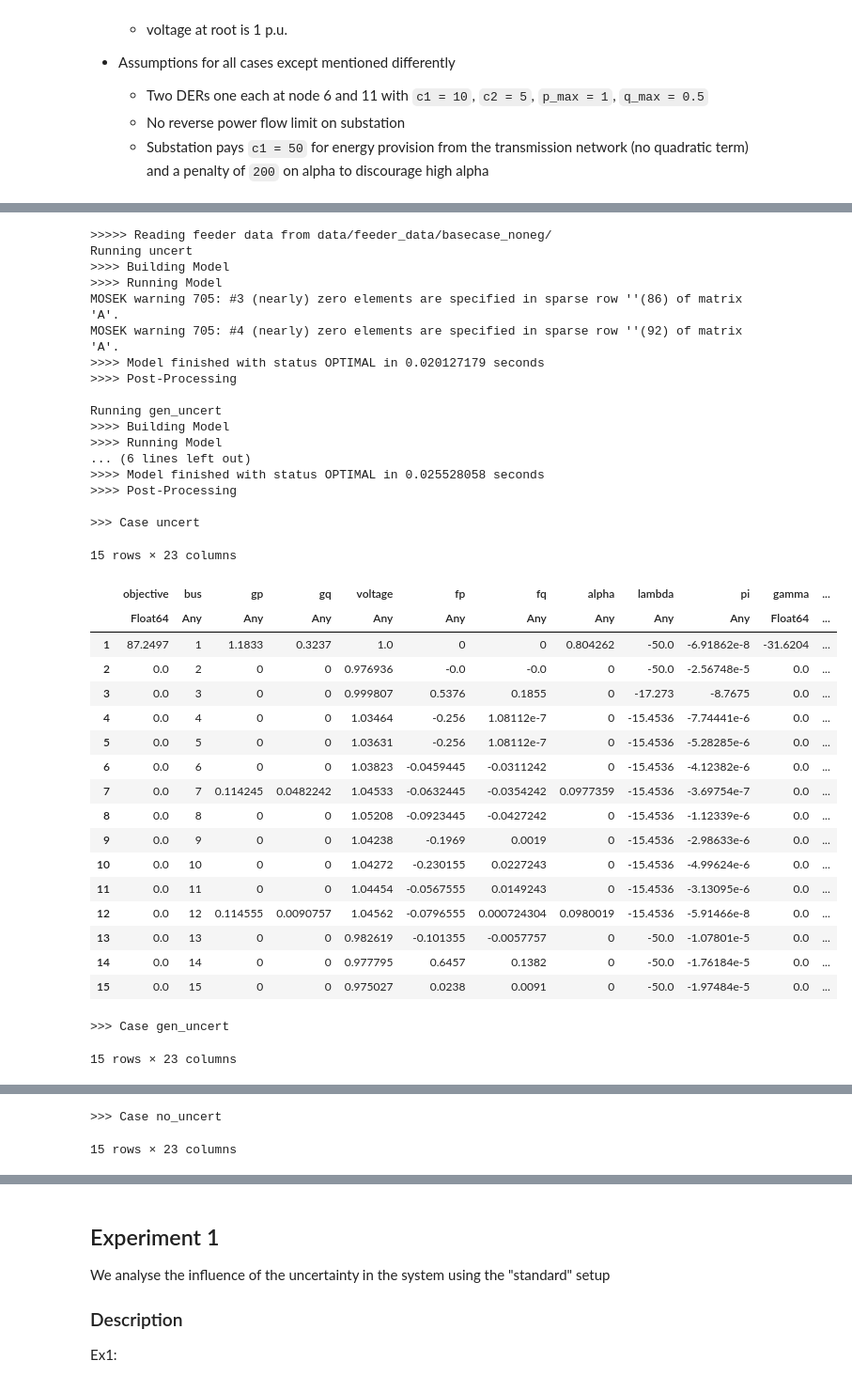
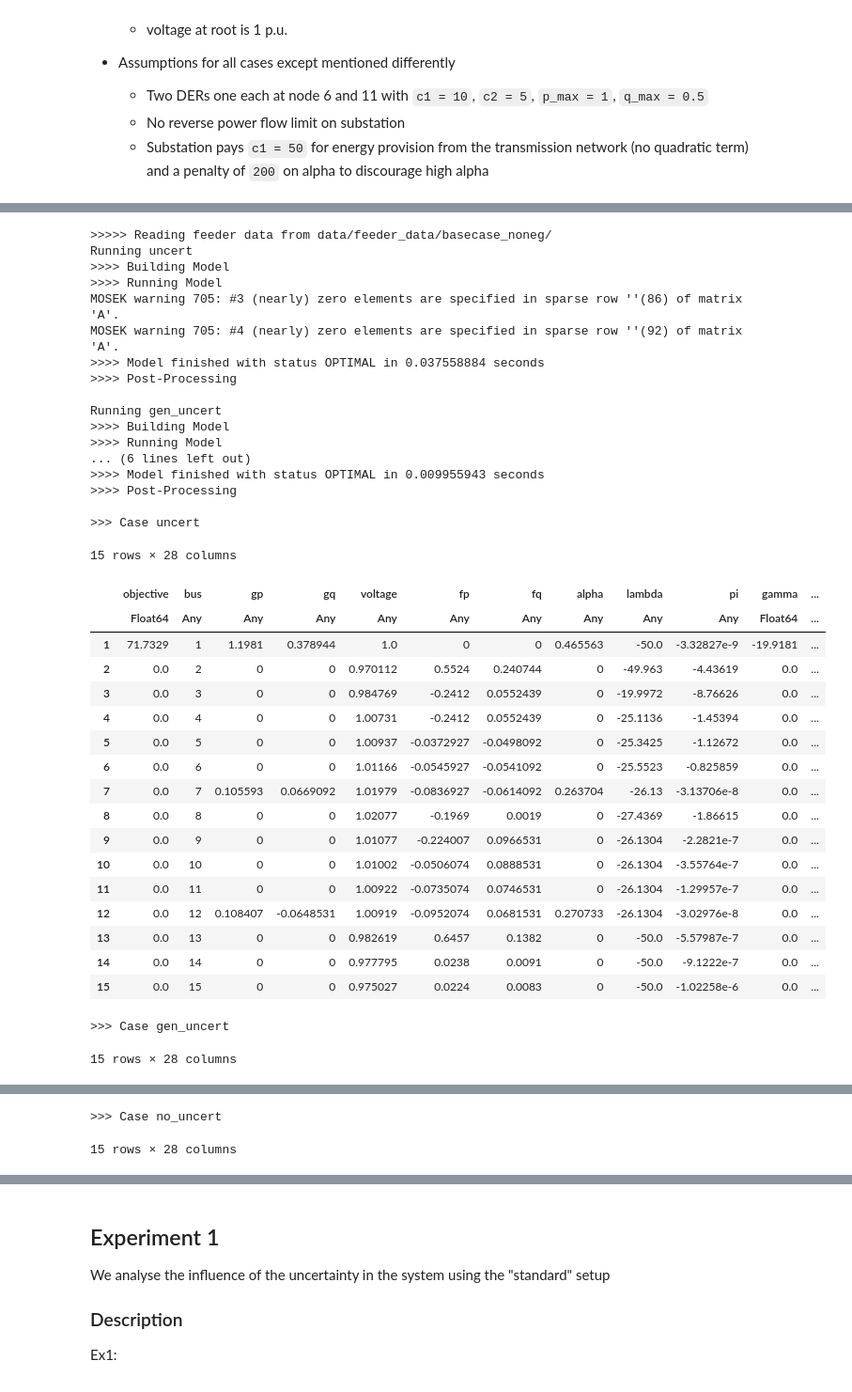
Before and after one commit to mieth-robert/DLMP_uncertainty_CodeSupplement, a Jupyter notebook: case_study.ipynb, the cells around one changed output, grey strips where cells are left out. Shown at 94% size. Cells and saved outputs as stored; diff of their text form; code cells hidden in the pictures.

```diff
--- a/case_study.ipynb
+++ b/case_study.ipynb
@@ -83,13 +99,14 @@ var_vec = std_vec.^2
 ex5_general_settings = Dict(
     "var_vec" => var_vec,
     "Σ" => Σ,
-    "z_g" => 1.945,
-    "z_v" => 2.576,
+    "z_g" => 1.945, # 95%
+    "z_v" => 2.576, # 99%
+    "z_f" => 2.576, # 99%
     "toggle_volt_cc" => false,
     "toggle_gen_cc" => false,
     "toggle_thermal_cc" => false,
     "thermal_const_method" => 2, #1=soc, 2=inner approx
-    "vfac" => 0.1, # directly sets symetric voltage limit to min:(1-vfac) max:(1+vfac), use import values if vfac=0
+    "vfac" => 0, # directly sets symetric voltage limit to min:(1-vfac) max:(1+vfac), use import values if vfac=0
     "qcfac" => 1,
     "output_level" => 0,
     "Ψ" => 0,
@@ -111,7 +128,7 @@ experiment5["no_uncert"] = Dict(
 ex5_uncert_settings = copy(ex5_general_settings)
 ex5_uncert_settings["toggle_volt_cc"] = true
 ex5_uncert_settings["toggle_gen_cc"] = true
-ex5_no_uncert_settings["toggle_thermal_cc"] = true
+ex5_uncert_settings["toggle_thermal_cc"] = false
 experiment5["uncert"] = Dict(
     "verbose" => "uncert",
     "feeder" => feeder,
@@ -119,63 +136,63 @@ experiment5["uncert"] = Dict(
 )
 
 # ex5_gen_uncert:
-ex5_uncert_settings = copy(ex5_general_settings)
-ex5_uncert_settings["toggle_volt_cc"] = false
-ex5_uncert_settings["toggle_gen_cc"] = true
-ex5_no_uncert_settings["toggle_thermal_cc"] = false
+ex5_gen_uncert_settings = copy(ex5_general_settings)
+ex5_gen_uncert_settings["toggle_volt_cc"] = false
+ex5_gen_uncert_settings["toggle_gen_cc"] = true
+ex5_gen_uncert_settings["toggle_thermal_cc"] = false
 experiment5["gen_uncert"] = Dict(
     "verbose" => "gen_uncert",
     "feeder" => feeder,
-    "settings" => ex5_uncert_settings,
+    "settings" => ex5_gen_uncert_settings,
 )
 
 # Run
 experiment5 = run_experiment(experiment5)
 
 # Show results
 sleep(.2) # just to ensure correct printing order
 for case in keys(experiment5)
     print(">>> Case $case")
     sleep(.2)
     display(experiment5[case]["results"])
 end
 # %% [output]
 >>>>> Reading feeder data from data/feeder_data/basecase_noneg/
 Running uncert
 >>>> Building Model
 >>>> Running Model
 MOSEK warning 705: #3 (nearly) zero elements are specified in sparse row ''(86) of matrix 'A'.
 MOSEK warning 705: #4 (nearly) zero elements are specified in sparse row ''(92) of matrix 'A'.
->>>> Model finished with status OPTIMAL in 0.020127179 seconds
+>>>> Model finished with status OPTIMAL in 0.037558884 seconds
 >>>> Post-Processing
 
 Running gen_uncert
 >>>> Building Model
 >>>> Running Model
 ... (6 lines left out)
->>>> Model finished with status OPTIMAL in 0.025528058 seconds
+>>>> Model finished with status OPTIMAL in 0.009955943 seconds
 >>>> Post-Processing
 
 >>> Case uncert
-15 rows × 23 columns
+15 rows × 28 columns
 |  | objective | bus | gp | gq | voltage | fp | fq | alpha | lambda | pi | gamma | ... |
 |  | Float64 | Any | Any | Any | Any | Any | Any | Any | Any | Any | Float64 | ... |
-| 1 | 87.2497 | 1 | 1.1833 | 0.3237 | 1.0 | 0 | 0 | 0.804262 | -50.0 | -6.91862e-8 | -31.6204 | ... |
-| 2 | 0.0 | 2 | 0 | 0 | 0.976936 | -0.0 | -0.0 | 0 | -50.0 | -2.56748e-5 | 0.0 | ... |
-| 3 | 0.0 | 3 | 0 | 0 | 0.999807 | 0.5376 | 0.1855 | 0 | -17.273 | -8.7675 | 0.0 | ... |
-| 4 | 0.0 | 4 | 0 | 0 | 1.03464 | -0.256 | 1.08112e-7 | 0 | -15.4536 | -7.74441e-6 | 0.0 | ... |
-| 5 | 0.0 | 5 | 0 | 0 | 1.03631 | -0.256 | 1.08112e-7 | 0 | -15.4536 | -5.28285e-6 | 0.0 | ... |
-| 6 | 0.0 | 6 | 0 | 0 | 1.03823 | -0.0459445 | -0.0311242 | 0 | -15.4536 | -4.12382e-6 | 0.0 | ... |
-| 7 | 0.0 | 7 | 0.114245 | 0.0482242 | 1.04533 | -0.0632445 | -0.0354242 | 0.0977359 | -15.4536 | -3.69754e-7 | 0.0 | ... |
-| 8 | 0.0 | 8 | 0 | 0 | 1.05208 | -0.0923445 | -0.0427242 | 0 | -15.4536 | -1.12339e-6 | 0.0 | ... |
-| 9 | 0.0 | 9 | 0 | 0 | 1.04238 | -0.1969 | 0.0019 | 0 | -15.4536 | -2.98633e-6 | 0.0 | ... |
-| 10 | 0.0 | 10 | 0 | 0 | 1.04272 | -0.230155 | 0.0227243 | 0 | -15.4536 | -4.99624e-6 | 0.0 | ... |
-| 11 | 0.0 | 11 | 0 | 0 | 1.04454 | -0.0567555 | 0.0149243 | 0 | -15.4536 | -3.13095e-6 | 0.0 | ... |
-| 12 | 0.0 | 12 | 0.114555 | 0.0090757 | 1.04562 | -0.0796555 | 0.000724304 | 0.0980019 | -15.4536 | -5.91466e-8 | 0.0 | ... |
-| 13 | 0.0 | 13 | 0 | 0 | 0.982619 | -0.101355 | -0.0057757 | 0 | -50.0 | -1.07801e-5 | 0.0 | ... |
-| 14 | 0.0 | 14 | 0 | 0 | 0.977795 | 0.6457 | 0.1382 | 0 | -50.0 | -1.76184e-5 | 0.0 | ... |
-| 15 | 0.0 | 15 | 0 | 0 | 0.975027 | 0.0238 | 0.0091 | 0 | -50.0 | -1.97484e-5 | 0.0 | ... |
+| 1 | 71.7329 | 1 | 1.1981 | 0.378944 | 1.0 | 0 | 0 | 0.465563 | -50.0 | -3.32827e-9 | -19.9181 | ... |
+| 2 | 0.0 | 2 | 0 | 0 | 0.970112 | 0.5524 | 0.240744 | 0 | -49.963 | -4.43619 | 0.0 | ... |
+| 3 | 0.0 | 3 | 0 | 0 | 0.984769 | -0.2412 | 0.0552439 | 0 | -19.9972 | -8.76626 | 0.0 | ... |
+| 4 | 0.0 | 4 | 0 | 0 | 1.00731 | -0.2412 | 0.0552439 | 0 | -25.1136 | -1.45394 | 0.0 | ... |
+| 5 | 0.0 | 5 | 0 | 0 | 1.00937 | -0.0372927 | -0.0498092 | 0 | -25.3425 | -1.12672 | 0.0 | ... |
+| 6 | 0.0 | 6 | 0 | 0 | 1.01166 | -0.0545927 | -0.0541092 | 0 | -25.5523 | -0.825859 | 0.0 | ... |
+| 7 | 0.0 | 7 | 0.105593 | 0.0669092 | 1.01979 | -0.0836927 | -0.0614092 | 0.263704 | -26.13 | -3.13706e-8 | 0.0 | ... |
+| 8 | 0.0 | 8 | 0 | 0 | 1.02077 | -0.1969 | 0.0019 | 0 | -27.4369 | -1.86615 | 0.0 | ... |
+| 9 | 0.0 | 9 | 0 | 0 | 1.01077 | -0.224007 | 0.0966531 | 0 | -26.1304 | -2.2821e-7 | 0.0 | ... |
+| 10 | 0.0 | 10 | 0 | 0 | 1.01002 | -0.0506074 | 0.0888531 | 0 | -26.1304 | -3.55764e-7 | 0.0 | ... |
+| 11 | 0.0 | 11 | 0 | 0 | 1.00922 | -0.0735074 | 0.0746531 | 0 | -26.1304 | -1.29957e-7 | 0.0 | ... |
+| 12 | 0.0 | 12 | 0.108407 | -0.0648531 | 1.00919 | -0.0952074 | 0.0681531 | 0.270733 | -26.1304 | -3.02976e-8 | 0.0 | ... |
+| 13 | 0.0 | 13 | 0 | 0 | 0.982619 | 0.6457 | 0.1382 | 0 | -50.0 | -5.57987e-7 | 0.0 | ... |
+| 14 | 0.0 | 14 | 0 | 0 | 0.977795 | 0.0238 | 0.0091 | 0 | -50.0 | -9.1222e-7 | 0.0 | ... |
+| 15 | 0.0 | 15 | 0 | 0 | 0.975027 | 0.0224 | 0.0083 | 0 | -50.0 | -1.02258e-6 | 0.0 | ... |
 >>> Case gen_uncert
-15 rows × 23 columns
+15 rows × 28 columns
 |  | objective | bus | gp | gq | voltage | fp | fq | alpha | lambda | pi | gamma | ... |
 |  | Float64 | Any | Any | Any | Any | Any | Any | Any | Any | Any | Float64 | ... |
@@ -197,4 +214,4 @@ Running gen_uncert
 >>> Case no_uncert
-15 rows × 23 columns
+15 rows × 28 columns
 |  | objective | bus | gp | gq | voltage | fp | fq | alpha | lambda | pi | gamma | ... |
 |  | Float64 | Any | Any | Any | Any | Any | Any | Any | Any | Any | Float64 | ... |
```
Also changed, not shown: parts of 26 cells of this notebook, 8 other files.
